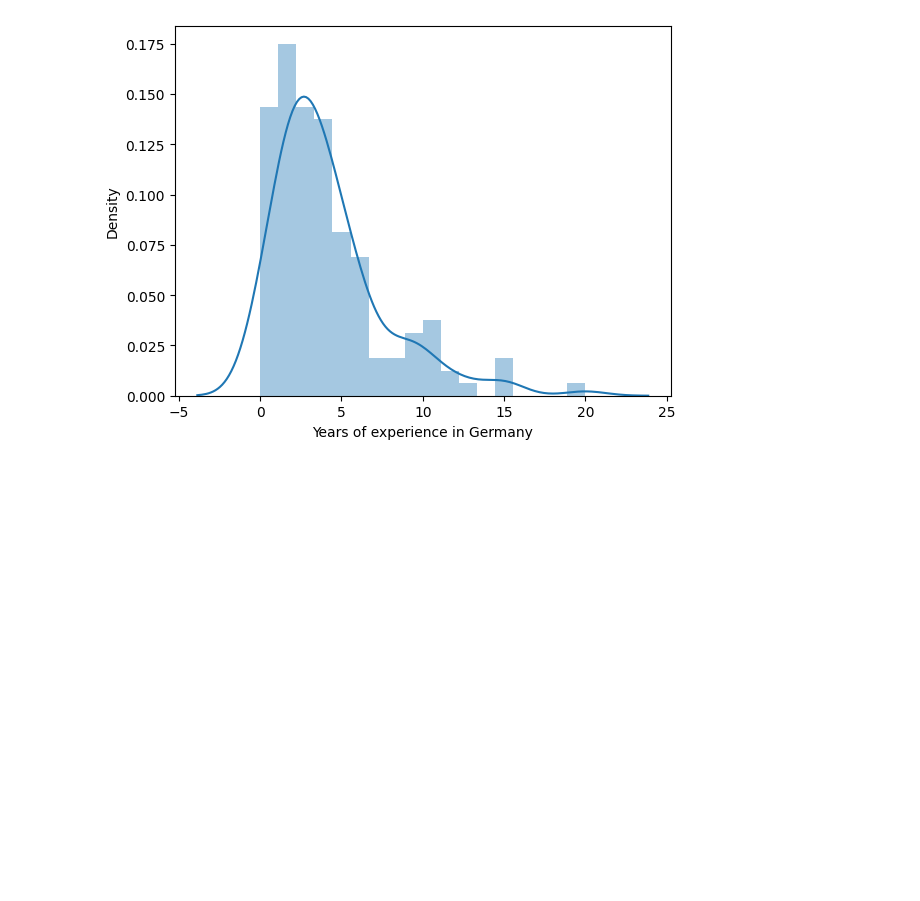
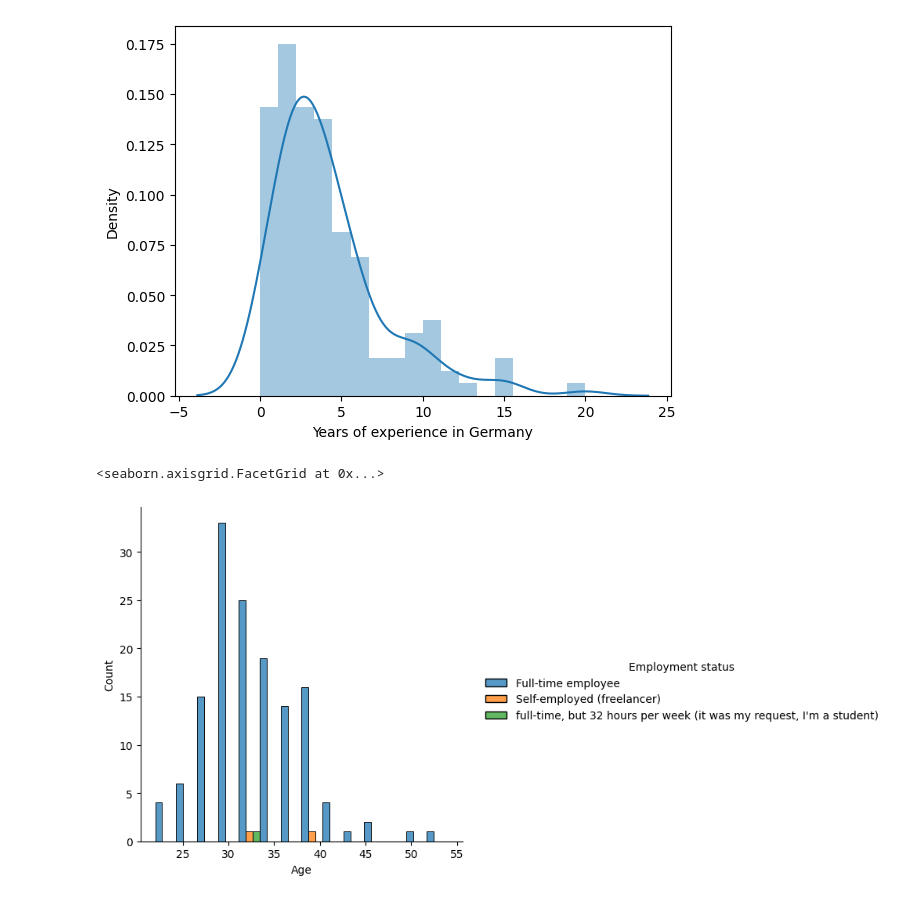
Before and after one commit to lorgan-otieno/Introduction-to-Python-Data-Analysis._files, a Jupyter notebook: EDA.1.ipynb, the cells around one changed output. Drawn from its saved outputs; the diff is of its cells as text; code cells hidden in the pictures; blank space fills up the shorter version.

```diff
--- a/EDA.1.ipynb
+++ b/EDA.1.ipynb
@@ -393,0 +396,5 @@ https://gist.github.com/mwaskom/de44147ed2974457ad6372750bbe5751
+# %%
+sns.displot(df_dropped, x="Age", hue="Employment status",multiple="dodge")
+# %% [output]
+<seaborn.axisgrid.FacetGrid at 0x...>
+[figure, added]
```
Also changed, not shown: parts of 19 cells of this notebook.
